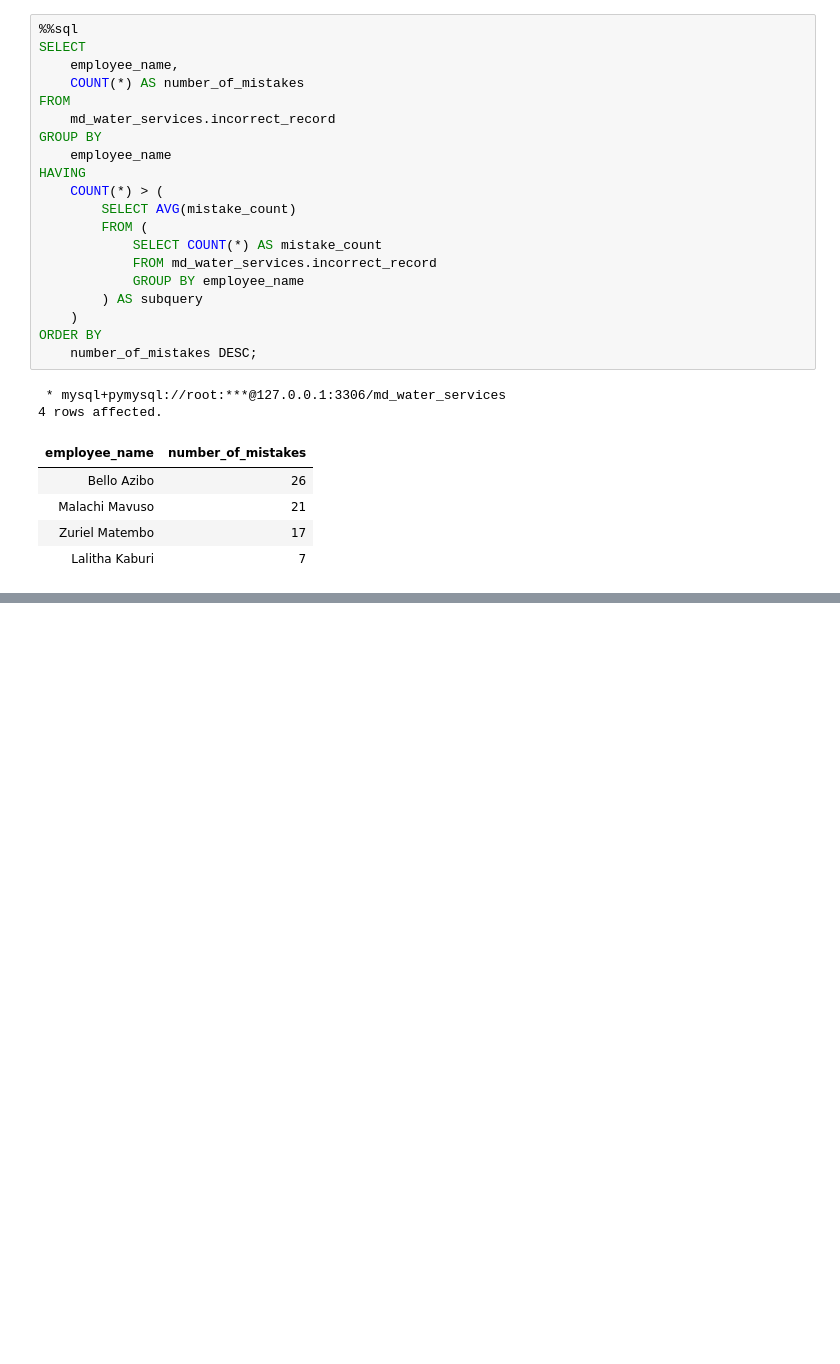
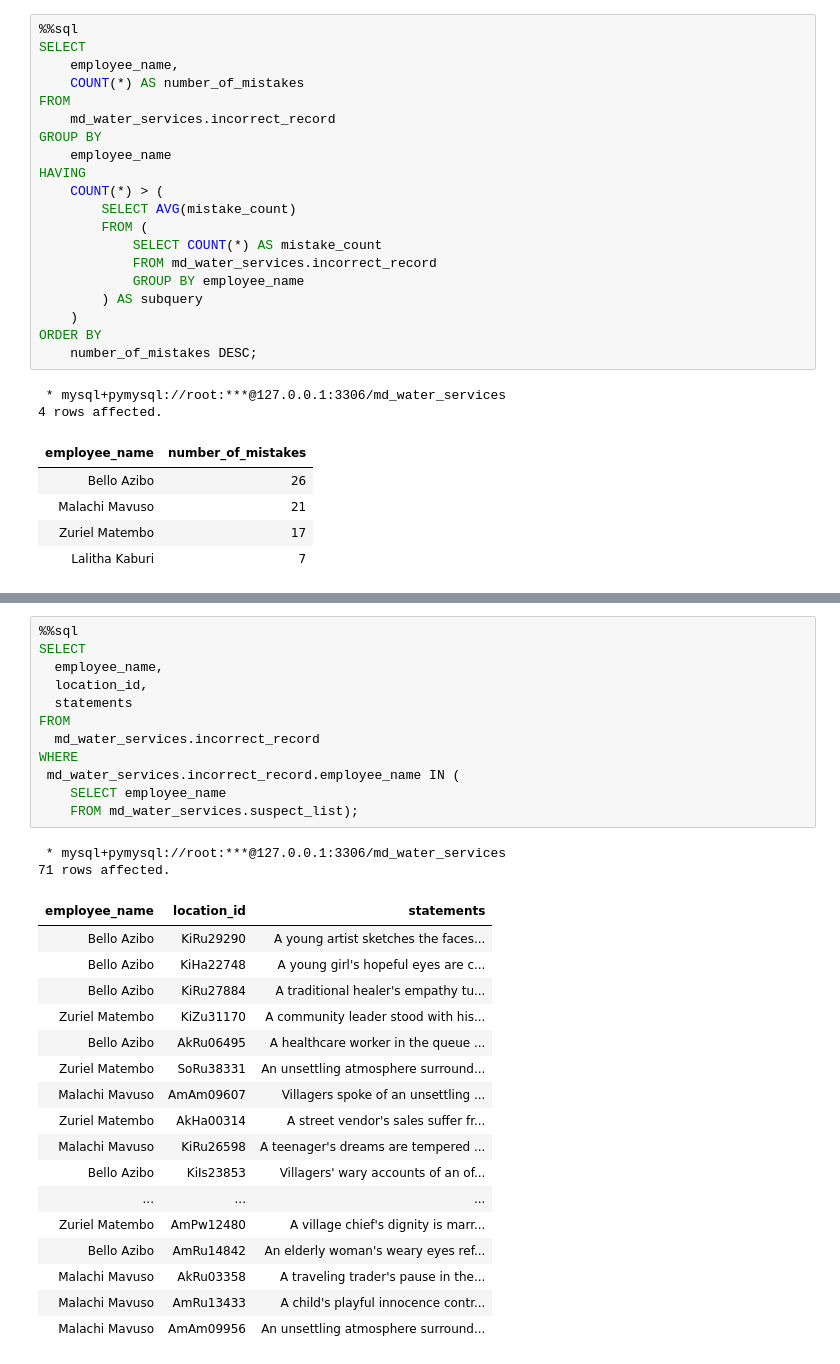
Before and after one commit to marigidavidgathara-hue/md_water_services, a Jupyter notebook: Aaaa.ipynb, the cells around one changed output, grey strips where cells are left out. Saved outputs shown, nothing was run; the diff lists cells and outputs as text; blank space fills up the shorter version.

```diff
--- a/Aaaa.ipynb
+++ b/Aaaa.ipynb
@@ -1311,0 +1401,32 @@ ORDER BY
+# %%
+%%sql
+SELECT
+  employee_name,
+  location_id,
+  statements
+FROM
+  md_water_services.incorrect_record
+WHERE
+ md_water_services.incorrect_record.employee_name IN (
+    SELECT employee_name
+    FROM md_water_services.suspect_list);
+# %% [output]
+ * mysql+pymysql://root:***@127.0.0.1:3306/md_water_services
+71 rows affected.
+| employee_name | location_id | statements |
+| Bello Azibo | KiRu29290 | A young artist sketches the faces... |
+| Bello Azibo | KiHa22748 | A young girl's hopeful eyes are c... |
+| Bello Azibo | KiRu27884 | A traditional healer's empathy tu... |
+| Zuriel Matembo | KiZu31170 | A community leader stood with his... |
+| Bello Azibo | AkRu06495 | A healthcare worker in the queue ... |
+| Zuriel Matembo | SoRu38331 | An unsettling atmosphere surround... |
+| Malachi Mavuso | AmAm09607 | Villagers spoke of an unsettling ... |
+| Zuriel Matembo | AkHa00314 | A street vendor's sales suffer fr... |
+| Malachi Mavuso | KiRu26598 | A teenager's dreams are tempered ... |
+| Bello Azibo | KiIs23853 | Villagers' wary accounts of an of... |
+| ... | ... | ... |
+| Zuriel Matembo | AmPw12480 | A village chief's dignity is marr... |
+| Bello Azibo | AmRu14842 | An elderly woman's weary eyes ref... |
+| Malachi Mavuso | AkRu03358 | A traveling trader's pause in the... |
+| Malachi Mavuso | AmRu13433 | A child's playful innocence contr... |
+| Malachi Mavuso | AmAm09956 | An unsettling atmosphere surround... |
```
Also changed, not shown: parts of 9 cells of this notebook.
